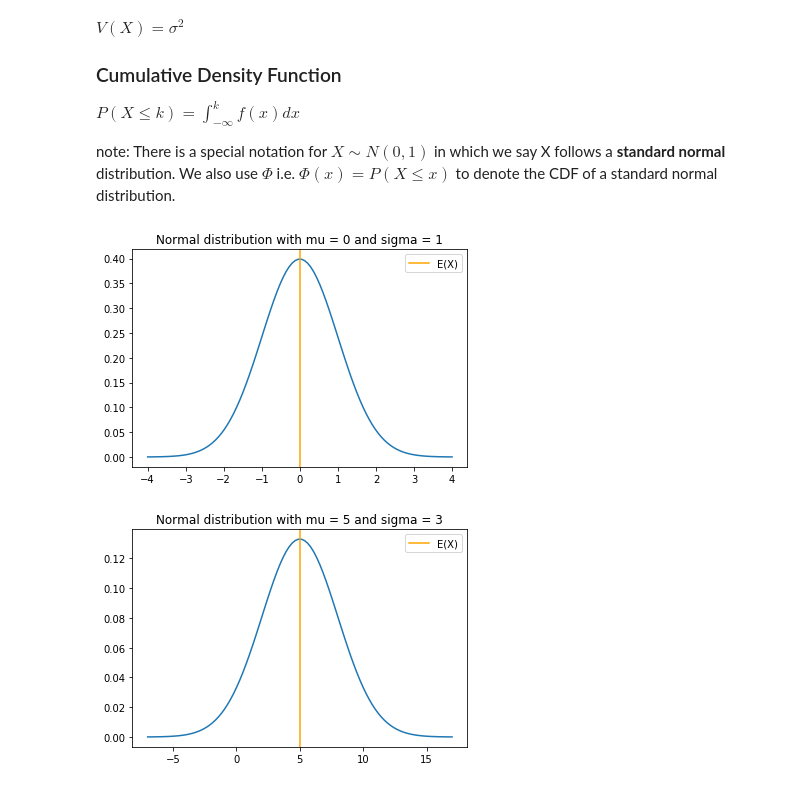
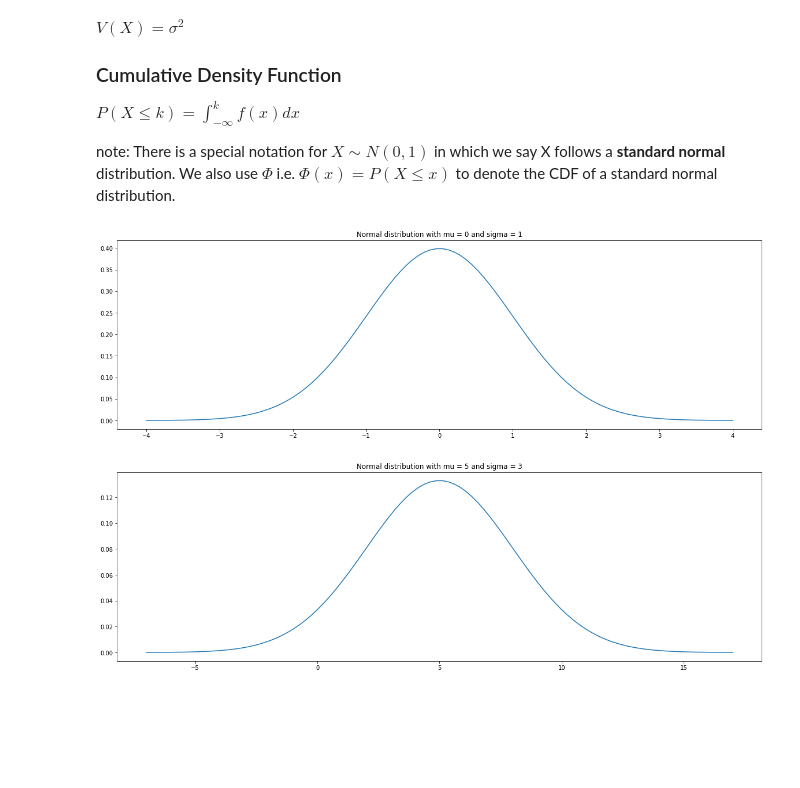
Before and after one commit to eytanohana/Data-Science-and-Statistics, a Jupyter notebook: Distributions.ipynb, the cells around one changed output. Saved outputs shown, nothing was run; the diff lists cells and outputs as text; code cells hidden in the pictures; blank space fills up the shorter version.

```diff
--- a/Distributions.ipynb
+++ b/Distributions.ipynb
@@ -10,3 +11,5 @@ from scipy import stats as scps
+# %%
+rcParams['figure.figsize'] = (20, 6)
 # %%
 def plot_dist(x, dist, title="Distribution of x"):
     """
@@ -428,16 +440,15 @@ from scipy.stats import norm
 # %%
 mu, sigma = 0, 1
 dist = norm(mu, sigma)
 
 x = np.linspace(-4, 4, 100)
 pdf = dist.pdf(x)
 
 plt.plot(x, pdf)
-plt.axvline(x=mu, color='orange', label='E(X)')
-plt.legend()
+
 plt.title(f"Normal distribution with mu = {mu} and sigma = {sigma}");
 # %% [output]
-[figure, old version]
+[figure, new version]
 # %%
 mu, sigma = 5, 3
 dist = norm(mu, sigma)
@@ -446,8 +457,7 @@ x = np.linspace(mu - 4*sigma, mu + 4*sigma, 100)
 pdf = dist.pdf(x)
 
 plt.plot(x, pdf)
-plt.axvline(x=mu, color='orange', label='E(X)')
-plt.legend()
+
 plt.title(f"Normal distribution with mu = {mu} and sigma = {sigma}");
 # %% [output]
-[figure, old version]
+[figure, new version]
```
Also changed, not shown: parts of 18 cells of this notebook.
